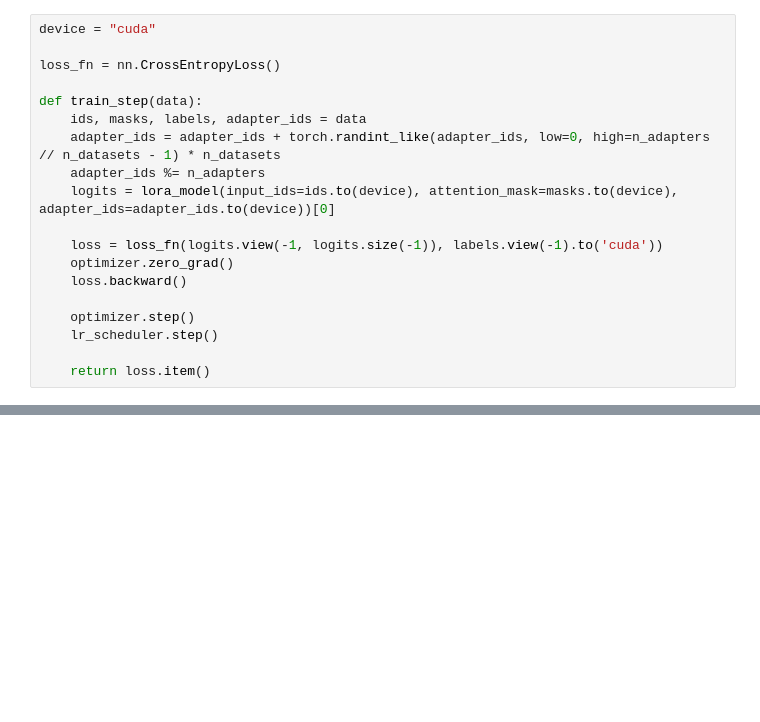
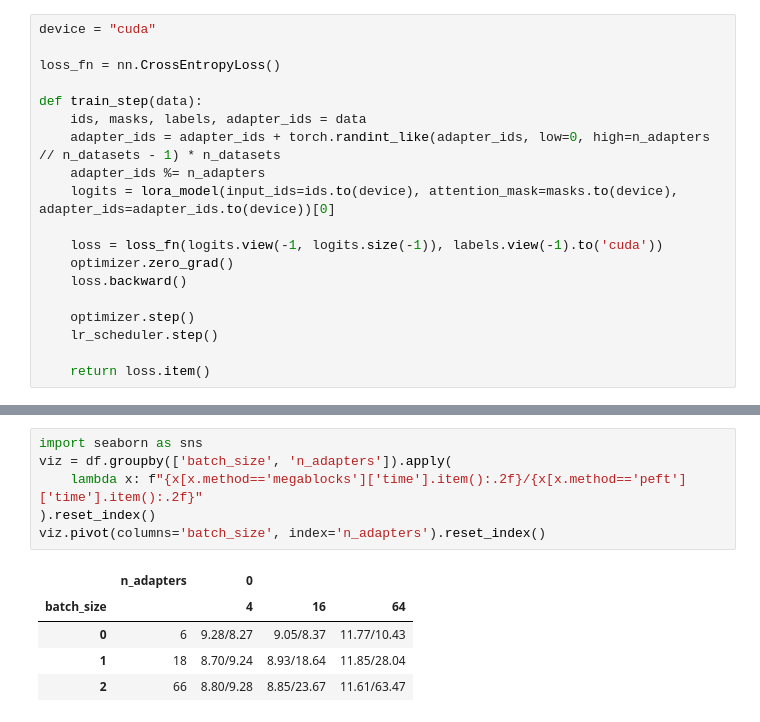
Before and after one commit to surkovv/multi-lora, a Jupyter notebook: notebooks/test.ipynb, the cells around one changed output, grey strips where cells are left out. Cells and saved outputs as stored; diff of their text form; blank space fills up the shorter version.

```diff
--- a/notebooks/test.ipynb
+++ b/notebooks/test.ipynb
@@ -318,0 +483,12 @@ LOSS: 6.564399818292757
+# %%
+import seaborn as sns
+viz = df.groupby(['batch_size', 'n_adapters']).apply(
+    lambda x: f"{x[x.method=='megablocks']['time'].item():.2f}/{x[x.method=='peft']['time'].item():.2f}"
+).reset_index()
+viz.pivot(columns='batch_size', index='n_adapters').reset_index()
+# %% [output]
+|  | n_adapters | 0 |  |  |
+| batch_size |  | 4 | 16 | 64 |
+| 0 | 6 | 9.28/8.27 | 9.05/8.37 | 11.77/10.43 |
+| 1 | 18 | 8.70/9.24 | 8.93/18.64 | 11.85/28.04 |
+| 2 | 66 | 8.80/9.28 | 8.85/23.67 | 11.61/63.47 |
```
Also changed, not shown: parts of 12 cells of this notebook, 35 other files.
